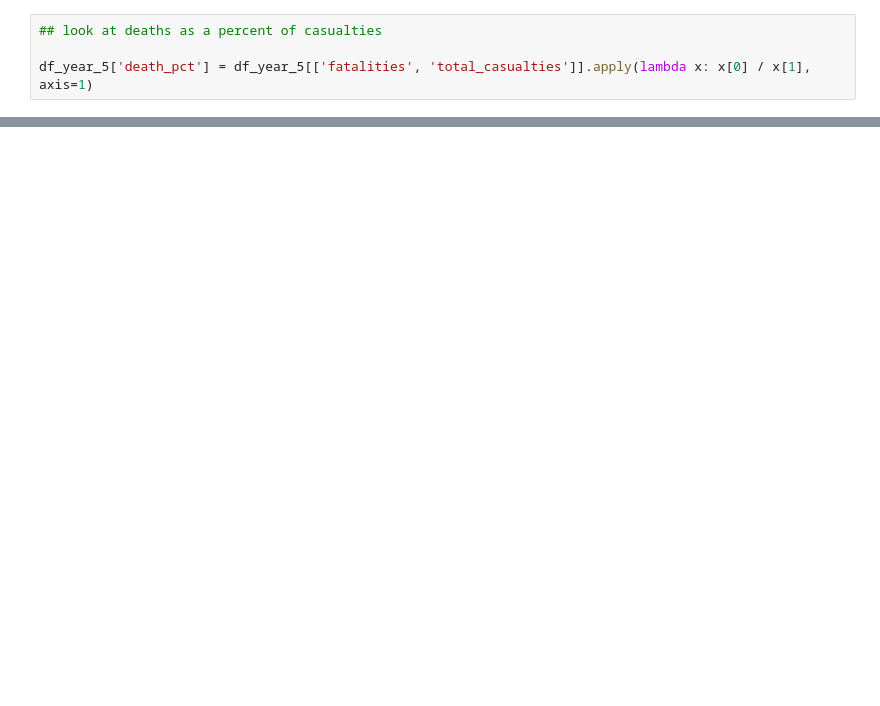
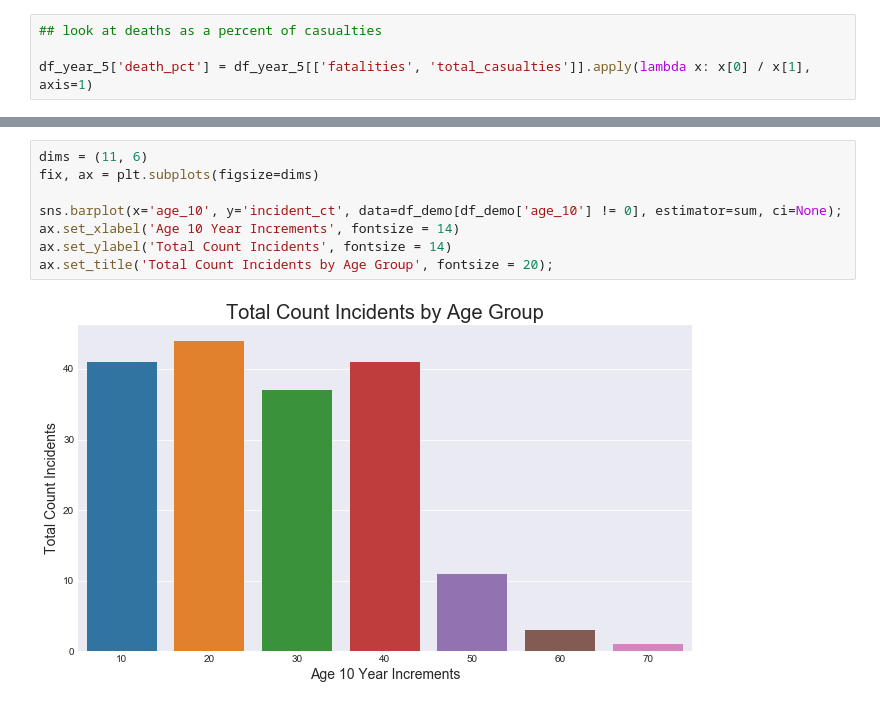
Before and after one commit to ZackSmith32/US_Mass_Shootings_Analysis, a Jupyter notebook: mass_shootings.ipynb, the cells around one changed output, grey strips where cells are left out. Cells and saved outputs as stored; diff of their text form; blank space fills up the shorter version.

```diff
--- a/mass_shootings.ipynb
+++ b/mass_shootings.ipynb
@@ -148,0 +229,10 @@ SyntaxError: unexpected EOF while parsing (<ipython-input-11-b339052b7e0b>, line
+# %%
+dims = (11, 6)
+fix, ax = plt.subplots(figsize=dims)
+
+sns.barplot(x='age_10', y='incident_ct', data=df_demo[df_demo['age_10'] != 0], estimator=sum, ci=None);
+ax.set_xlabel('Age 10 Year Increments', fontsize = 14)
+ax.set_ylabel('Total Count Incidents', fontsize = 14)
+ax.set_title('Total Count Incidents by Age Group', fontsize = 20);
+# %% [output]
+[figure, added]
```
Also changed, not shown: parts of 36 cells of this notebook.
